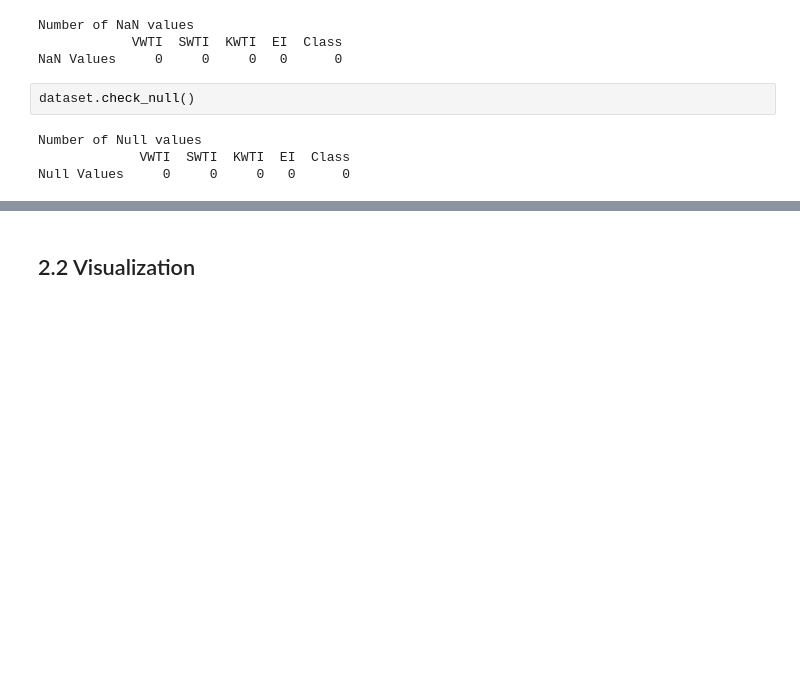
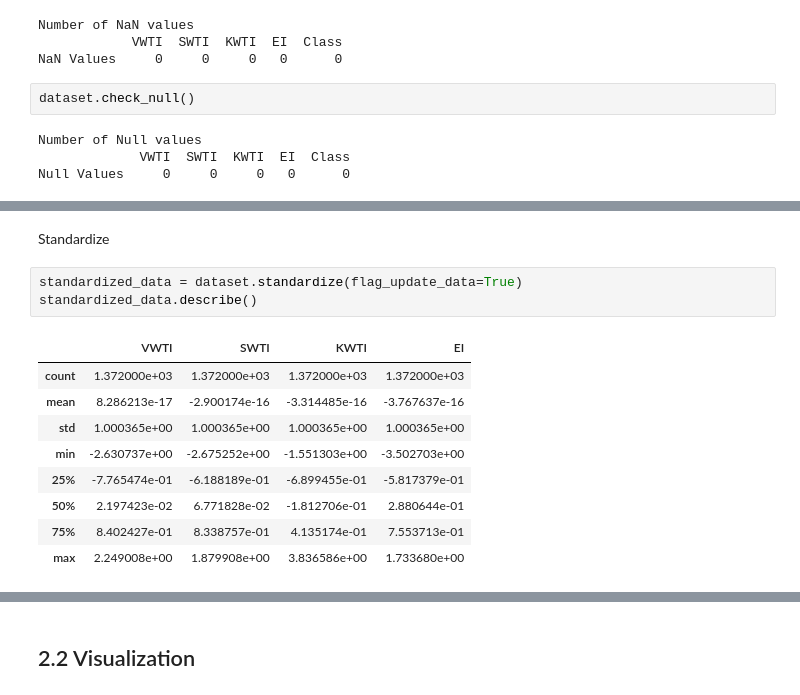
Before and after one commit to DominguesPH/ES, a Jupyter notebook: uci_banknote_authentication_classification.ipynb, the cells around one changed output, grey strips where cells are left out. Cells and saved outputs as stored; diff of their text form; blank space fills up the shorter version.

```diff
--- a/uci_banknote_authentication_classification.ipynb
+++ b/uci_banknote_authentication_classification.ipynb
@@ -85,0 +92,15 @@ Null Values     0     0     0   0      0
+# %% [markdown]
+Standardize
+# %%
+standardized_data = dataset.standardize(flag_update_data=True)
+standardized_data.describe()
+# %% [output]
+|  | VWTI | SWTI | KWTI | EI |
+| count | 1.372000e+03 | 1.372000e+03 | 1.372000e+03 | 1.372000e+03 |
+| mean | 8.286213e-17 | -2.900174e-16 | -3.314485e-16 | -3.767637e-16 |
+| std | 1.000365e+00 | 1.000365e+00 | 1.000365e+00 | 1.000365e+00 |
+| min | -2.630737e+00 | -2.675252e+00 | -1.551303e+00 | -3.502703e+00 |
+| 25% | -7.765474e-01 | -6.188189e-01 | -6.899455e-01 | -5.817379e-01 |
+| 50% | 2.197423e-02 | 6.771828e-02 | -1.812706e-01 | 2.880644e-01 |
+| 75% | 8.402427e-01 | 8.338757e-01 | 4.135174e-01 | 7.553713e-01 |
+| max | 2.249008e+00 | 1.879908e+00 | 3.836586e+00 | 1.733680e+00 |
```
Also changed, not shown: parts of 28 cells of this notebook, 1 other file.
